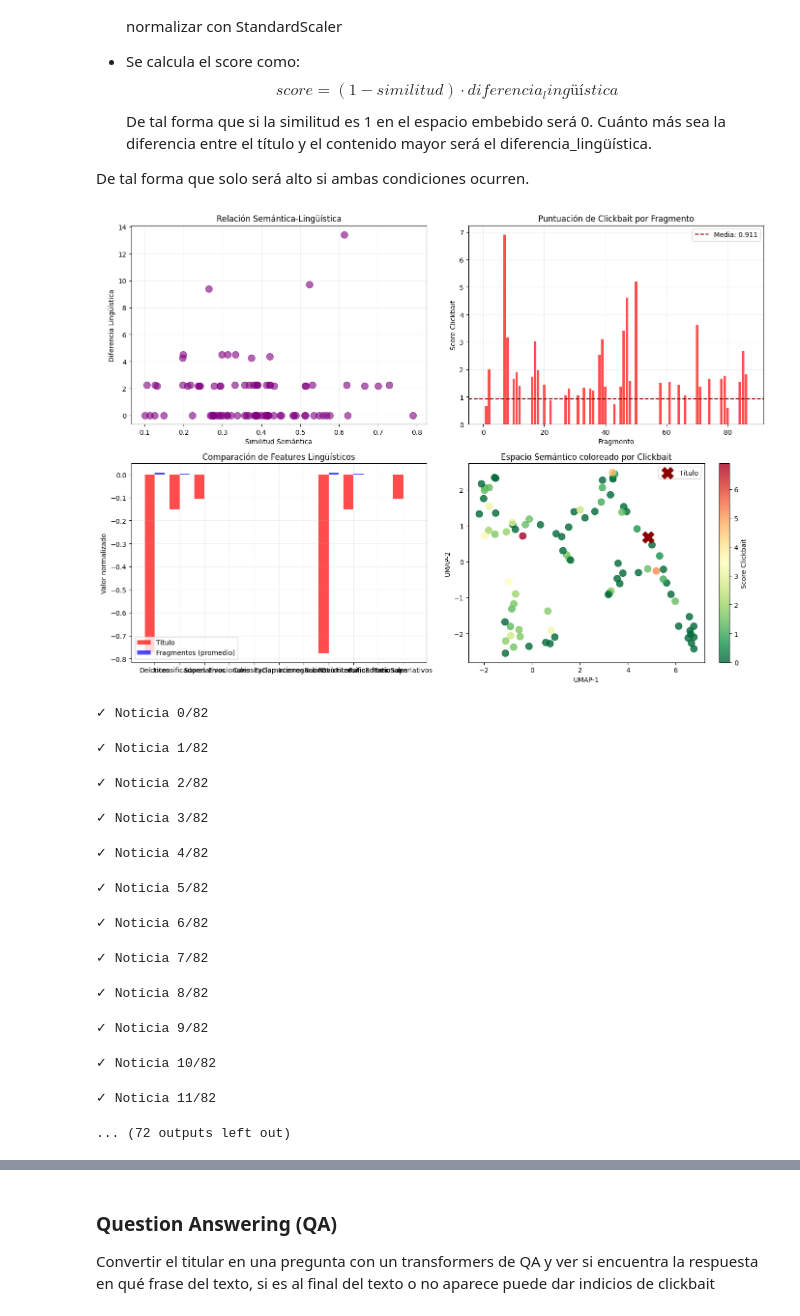
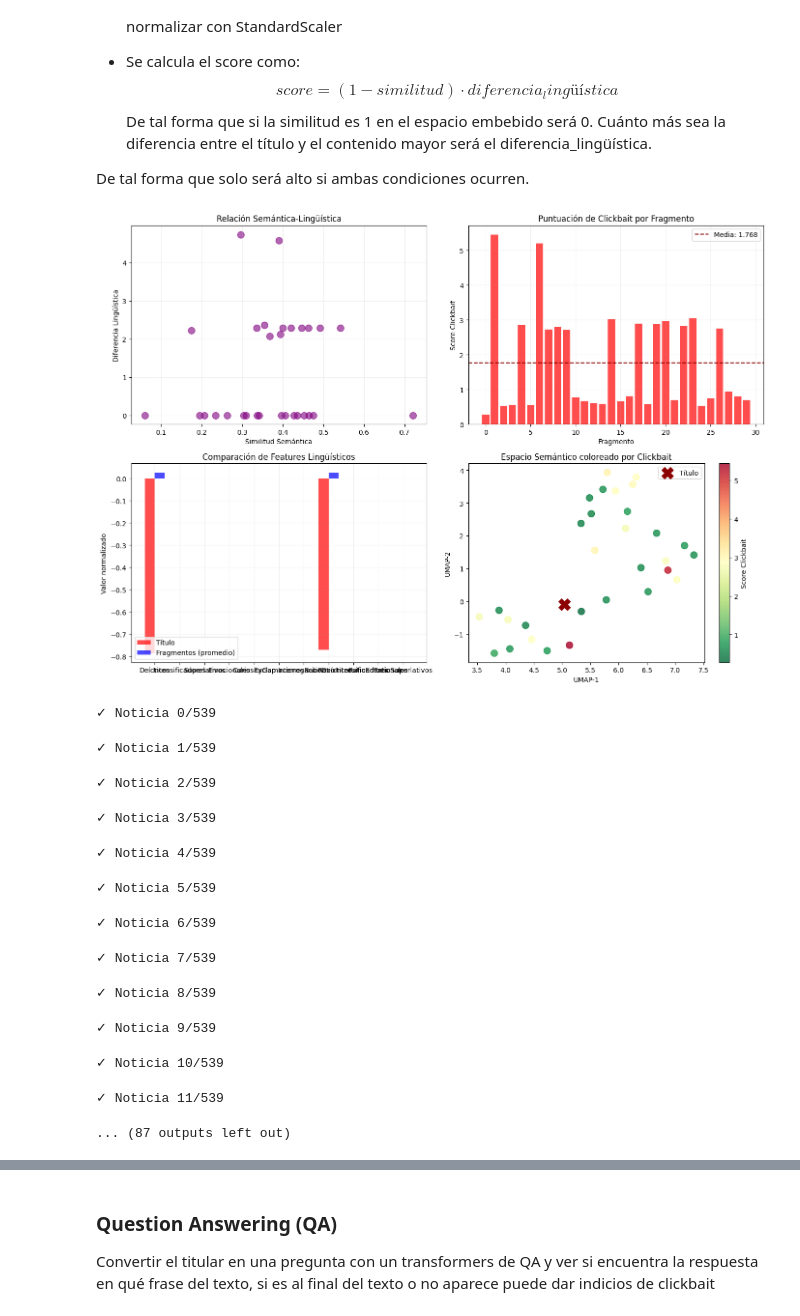
Before and after one commit to hepejaAED/ProyectoNLP, a Jupyter notebook: javi.ipynb, the cells around one changed output, grey strips where cells are left out. Saved outputs shown, nothing was run; the diff lists cells and outputs as text; code cells hidden in the pictures.

Commit message:
modelo clickbait

```diff
--- a/javi.ipynb
+++ b/javi.ipynb
@@ -420,7 +426,9 @@ def embedding_cross_encoder(corpus):
     return probabilities
 # %%
 # Cargar datos una sola vez
-with open("data_processed/conjunto_noticias_limpio.json", "r", encoding="utf-8") as f:
+# with open("data_processed/conjunto_noticias_limpio.json", "r", encoding="utf-8") as f:
+#     noticias = json.load(f)
+with open("data_processed/conjunto_noticias_2.json", "r", encoding="utf-8") as f:
     noticias = json.load(f)
 # %%
 titulo, fragmentos_contenido,noticia=cargar_datos(noticias, n_noticia=5, print_info=False)
@@ -1123,6 +1131,7 @@ Cuánto más sea la diferencia entre el título y el contenido mayor será el di
 
 De tal forma que solo será alto si ambas condiciones ocurren.
 # %%
+
 def analizar_clickbait(noticias, n_noticia, embedding_model, plot=False):
     """
     Combina embeddings semánticos con features lingüísticos para detectar clickbait
@@ -1134,8 +1143,8 @@ def analizar_clickbait(noticias, n_noticia, embedding_model, plot=False):
     titulo, fragmentos, noticia = cargar_datos(noticias, n_noticia)
     periodico=noticia["Periódico"]
     categoria=noticia["Categoría"]
+    contenido=noticia["Contenido"]
     link=noticia["Link"]
-    clickbait=noticia["cb"]
     corpus = [titulo] + fragmentos
 
     # 2. Extraer features lingüísticos
@@ -1145,6 +1154,8 @@ def analizar_clickbait(noticias, n_noticia, embedding_model, plot=False):
     # 3. Embeddings semánticos
     similarities, embeddings = embedding_sentence_transformers(corpus,embedding_model)
     embedding_2d = embedding_umap(similarities, embeddings, plot=False)
+
+
     # 3.1 Information structure features ---------------------------------- NUEVO
     similarities_array = np.array(similarities)
 
@@ -1175,11 +1186,15 @@ def analizar_clickbait(noticias, n_noticia, embedding_model, plot=False):
     dist_semantica = np.linalg.norm(fragmentos_2d - titulo_2d, axis=1)
 
     # 6. SCORE CLICKBAIT: (1 - similitud semántica) × distancia lingüística
-    score_clickbait = (1 - similarities) * diferencias_ling
+
+    score_clickbait = (1 - similarities)+diferencias_ling
+
+
     score_medio = np.mean(score_clickbait)
 
     analisis = {
         'titulo': titulo,
+        'contenido': contenido,
         'periodico': periodico,
         'categoria': categoria,
         'link': link,
@@ -1194,6 +1209,7 @@ def analizar_clickbait(noticias, n_noticia, embedding_model, plot=False):
         'position_relevance': position_relevance,
         'early_late_ratio': early_late_ratio,
         'argmax_relevance': argmax_relevance,
+
     }
 
     if plot:
@@ -1236,34 +1252,34 @@ def analizar_clickbait(noticias, n_noticia, embedding_model, plot=False):
         titulo_vals = titulo_features
         fragmentos_vals = np.mean(fragmentos_features, axis=0)
 
         axes[1, 0].bar(x_pos - 0.2, titulo_vals, 0.4, label='Título', color='red', alpha=0.7)
         axes[1, 0].bar(x_pos + 0.2, fragmentos_vals, 0.4, label='Fragmentos (promedio)', color='blue', alpha=0.7)
         axes[1, 0].set_ylabel('Valor normalizado')
         axes[1, 0].set_title('Comparación de Features Lingüísticos')
         axes[1, 0].set_xticks(x_pos)
         axes[1, 0].set_xticklabels(features_names)
         axes[1, 0].legend()
         axes[1, 0].grid(alpha=0.2)
 
         # Espacio UMAP coloreado por score clickbait
         x = embedding_2d[:, 0]
         y = embedding_2d[:, 1]
         scatter = axes[1, 1].scatter(x[1:], y[1:], c=score_clickbait, cmap='RdYlGn_r', s=100, alpha=0.8)
         axes[1, 1].scatter(x[0], y[0], color='darkred', s=300, marker='X', label='Título')
         axes[1, 1].set_xlabel('UMAP-1')
         axes[1, 1].set_ylabel('UMAP-2')
         axes[1, 1].set_title('Espacio Semántico coloreado por Clickbait')
         axes[1, 1].legend()
         plt.colorbar(scatter, ax=axes[1, 1], label='Score Clickbait')
 
         plt.tight_layout()
         plt.show()
 
     return score_medio, analisis
 
 score, datos = analizar_clickbait(noticias, 5, embedding_model, plot=True)
 # %% [output]
-[figure, old version]
+[figure, new version]
 # %%
 # ESTE CÓDIGO NO ESTÁ BIEN MIRADO, SOLO ERAP ARA SACAR RESULTADOS RÁPIDOS DE LO ANTERIOR
 
@@ -1284,6 +1300,7 @@ def procesar_todas_noticias(noticias):
             resultados.append({
                 'id_noticia': n,
                 'titulo': noticia.get('Título', ''),
+                'contenido': noticia.get('Contenido', ''),
                 'categoria': noticia.get('Categoría', ''),
                 'periodico': noticia.get('Periódico', ''),
                 'clickbait': noticia.get('cb', False),
@@ -1392,21 +1409,19 @@ def estadisticas_clickbait(df):
 # USO
 df_resultados = procesar_todas_noticias(noticias)
 estadisticas_clickbait(df_resultados)
-visualizar_resultados_clickbait(df_resultados)
-
 # Guardar resultados
 df_resultados.to_csv('resultados_clickbait.csv', index=False)
 # %% [output]
-✓ Noticia 0/82
+✓ Noticia 0/539
-✓ Noticia 1/82
+✓ Noticia 1/539
-✓ Noticia 2/82
+✓ Noticia 2/539
-✓ Noticia 3/82
+✓ Noticia 3/539
-✓ Noticia 4/82
+✓ Noticia 4/539
-✓ Noticia 5/82
+✓ Noticia 5/539
-✓ Noticia 6/82
+✓ Noticia 6/539
-✓ Noticia 7/82
+✓ Noticia 7/539
-✓ Noticia 8/82
+✓ Noticia 8/539
-✓ Noticia 9/82
+✓ Noticia 9/539
-✓ Noticia 10/82
+✓ Noticia 10/539
-✓ Noticia 11/82
+✓ Noticia 11/539
-... (72 outputs left out)
+... (87 outputs left out)
```
Also changed, not shown: parts of 32 cells of this notebook, 1 other file.
